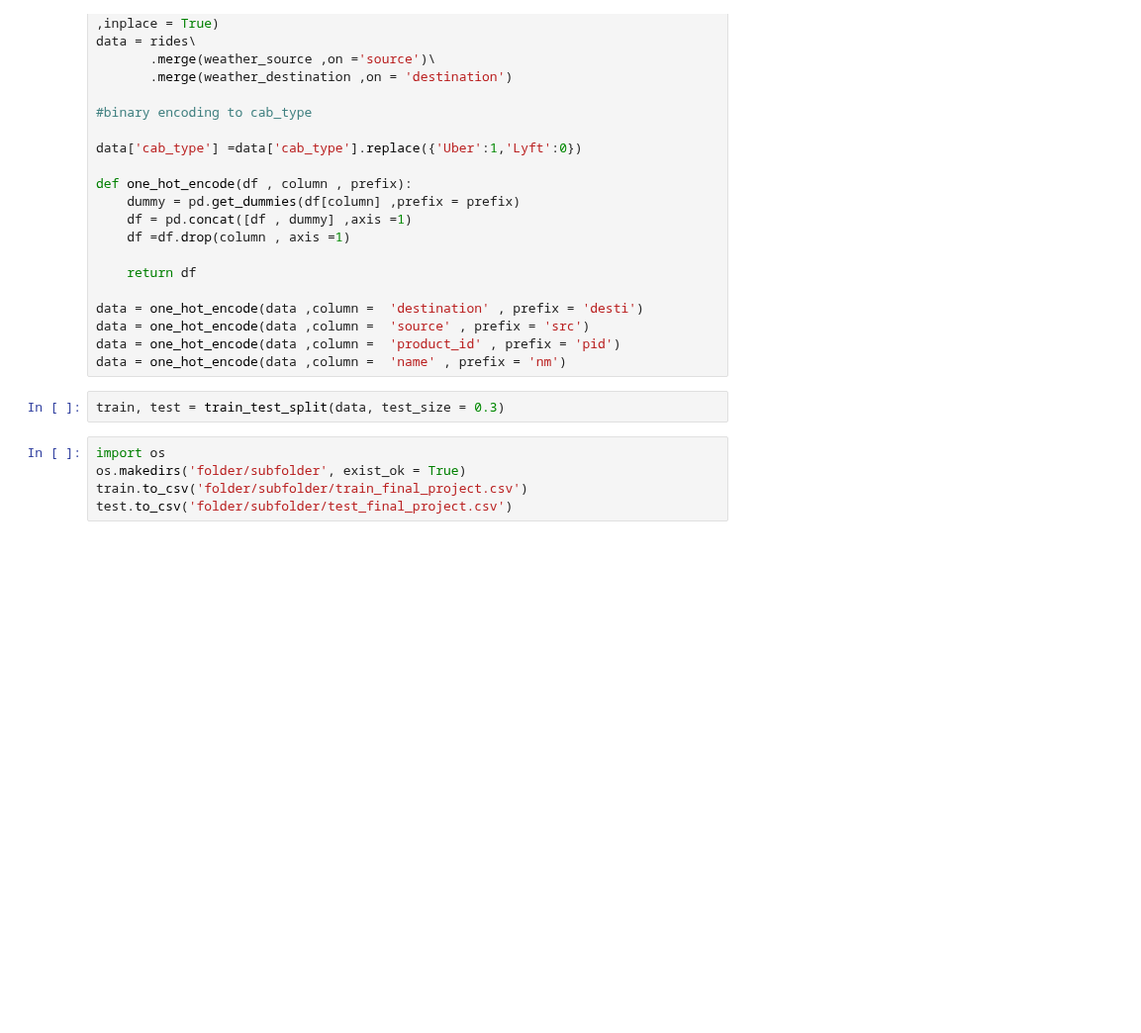
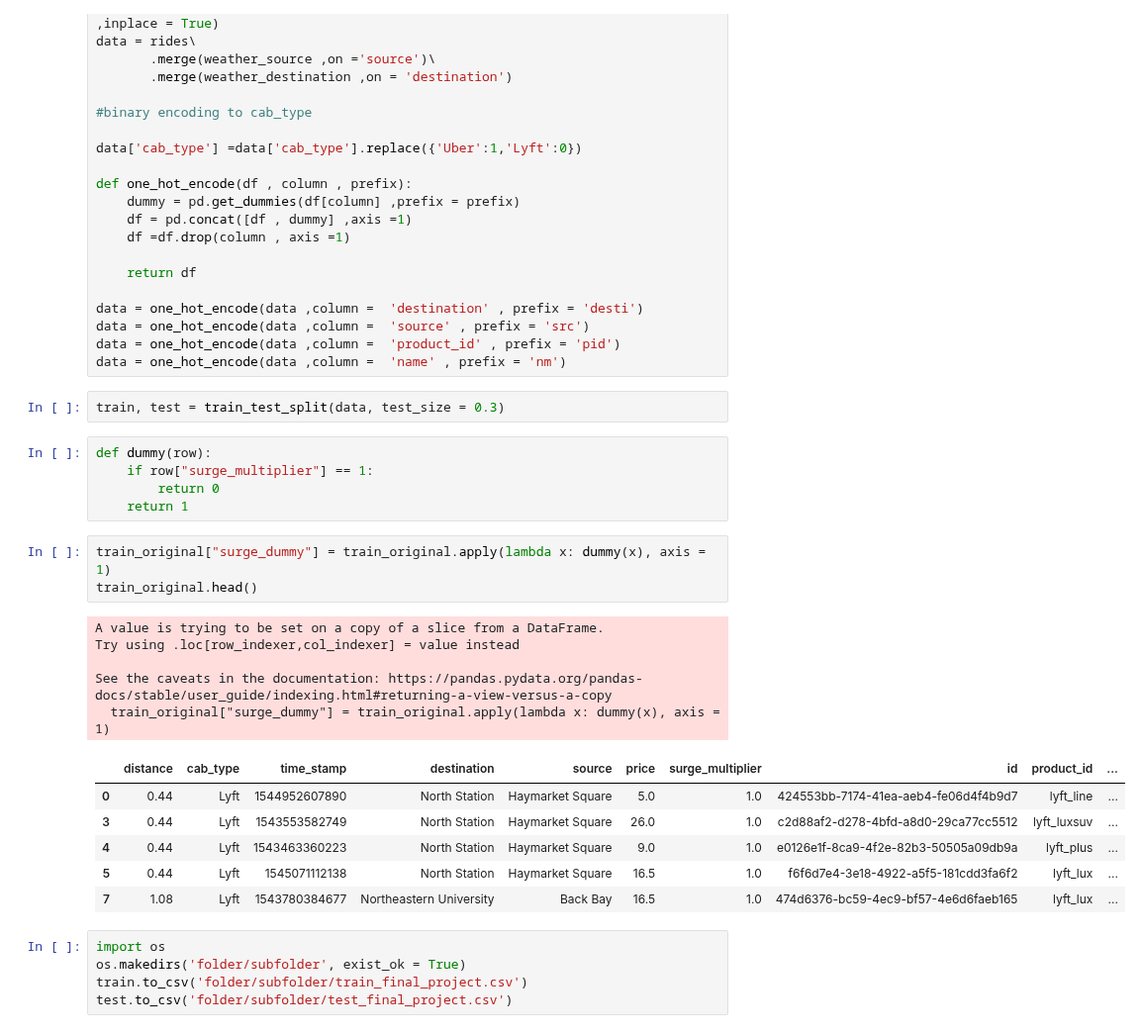
Before and after one commit to cndywu/TheYelpers, a Jupyter notebook: Final_Project_Model.ipynb, the cells around one changed output. Shown at 99% size. Cells and saved outputs as stored; diff of their text form; blank space fills up the shorter version.

```diff
--- a/Final_Project_Model.ipynb
+++ b/Final_Project_Model.ipynb
@@ -68,6 +82,26 @@ data = one_hot_encode(data ,column =  'product_id' , prefix = 'pid')
 data = one_hot_encode(data ,column =  'name' , prefix = 'nm')
 # %%
 train, test = train_test_split(data, test_size = 0.3)
+# %%
+def dummy(row):
+    if row["surge_multiplier"] == 1:
+        return 0
+    return 1
+# %%
+train_original["surge_dummy"] = train_original.apply(lambda x: dummy(x), axis = 1)
+train_original.head()
+# %% [output]
+A value is trying to be set on a copy of a slice from a DataFrame.
+Try using .loc[row_indexer,col_indexer] = value instead
+
+See the caveats in the documentation: https://pandas.pydata.org/pandas-docs/stable/user_guide/indexing.html#returning-a-view-versus-a-copy
+  train_original["surge_dummy"] = train_original.apply(lambda x: dummy(x), axis = 1)
+|  | distance | cab_type | time_stamp | destination | source | price | surge_multiplier | id | product_id | ... |
+| 0 | 0.44 | Lyft | 1544952607890 | North Station | Haymarket Square | 5.0 | 1.0 | 424553bb-7174-41ea-aeb4-fe06d4f4b9d7 | lyft_line | ... |
+| 3 | 0.44 | Lyft | 1543553582749 | North Station | Haymarket Square | 26.0 | 1.0 | c2d88af2-d278-4bfd-a8d0-29ca77cc5512 | lyft_luxsuv | ... |
+| 4 | 0.44 | Lyft | 1543463360223 | North Station | Haymarket Square | 9.0 | 1.0 | e0126e1f-8ca9-4f2e-82b3-50505a09db9a | lyft_plus | ... |
+| 5 | 0.44 | Lyft | 1545071112138 | North Station | Haymarket Square | 16.5 | 1.0 | f6f6d7e4-3e18-4922-a5f5-181cdd3fa6f2 | lyft_lux | ... |
+| 7 | 1.08 | Lyft | 1543780384677 | Northeastern University | Back Bay | 16.5 | 1.0 | 474d6376-bc59-4ec9-bf57-4e6d6faeb165 | lyft_lux | ... |
 # %%
 import os
 os.makedirs('folder/subfolder', exist_ok = True)
```
Also changed, not shown: parts of 14 cells of this notebook.
